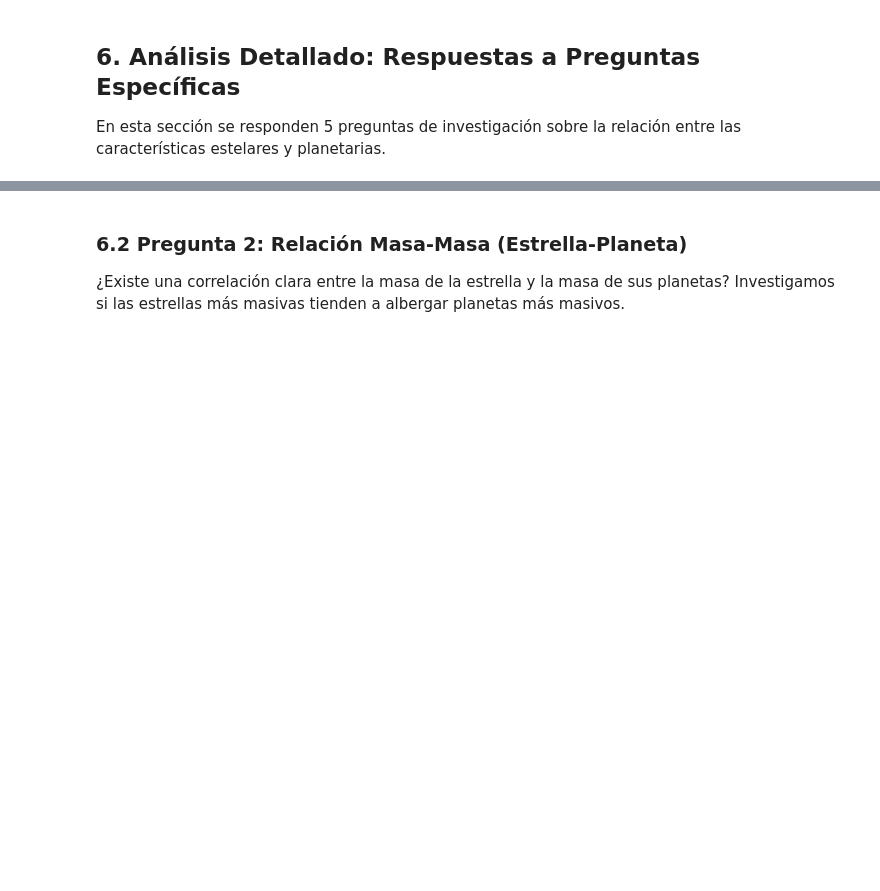
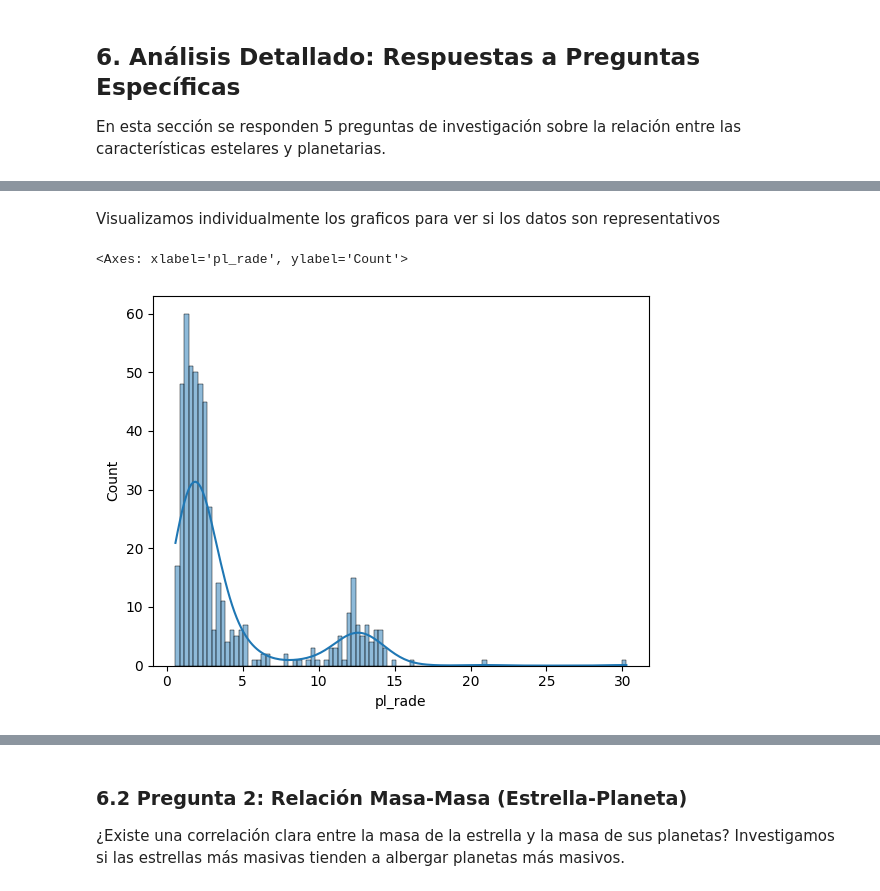
Before and after one commit to DaniFantasy/Proyecto-ciencia-de-datos, a Jupyter notebook: Preguntas/Exoplanet_EDA_Notebook.ipynb, the cells around one changed output, grey strips where cells are left out. Saved outputs shown, nothing was run; the diff lists cells and outputs as text; code cells hidden in the pictures; blank space fills up the shorter version.

```diff
--- a/Preguntas/Exoplanet_EDA_Notebook.ipynb
+++ b/Preguntas/Exoplanet_EDA_Notebook.ipynb
@@ -372,0 +294,7 @@ Diferencia: Los planetas en estrellas M tienen un radio medio -2.4% menor que en
+# %% [markdown]
+Visualizamos individualmente los graficos para ver si los datos son representativos
+# %%
+sns.histplot(data=tipom["pl_rade"], kde=True, bins=100)
+# %% [output]
+<Axes: xlabel='pl_rade', ylabel='Count'>
+[figure, added]
```
Also changed, not shown: parts of 15 cells of this notebook.
